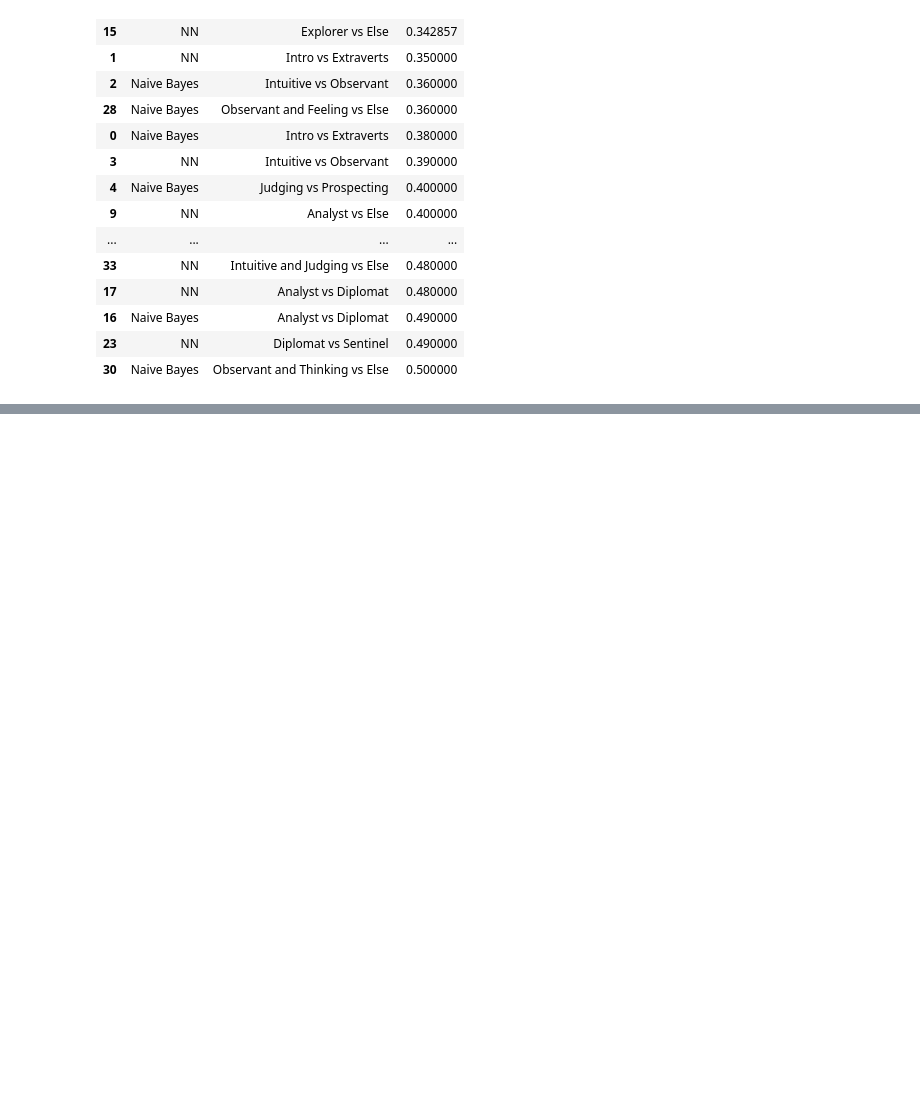
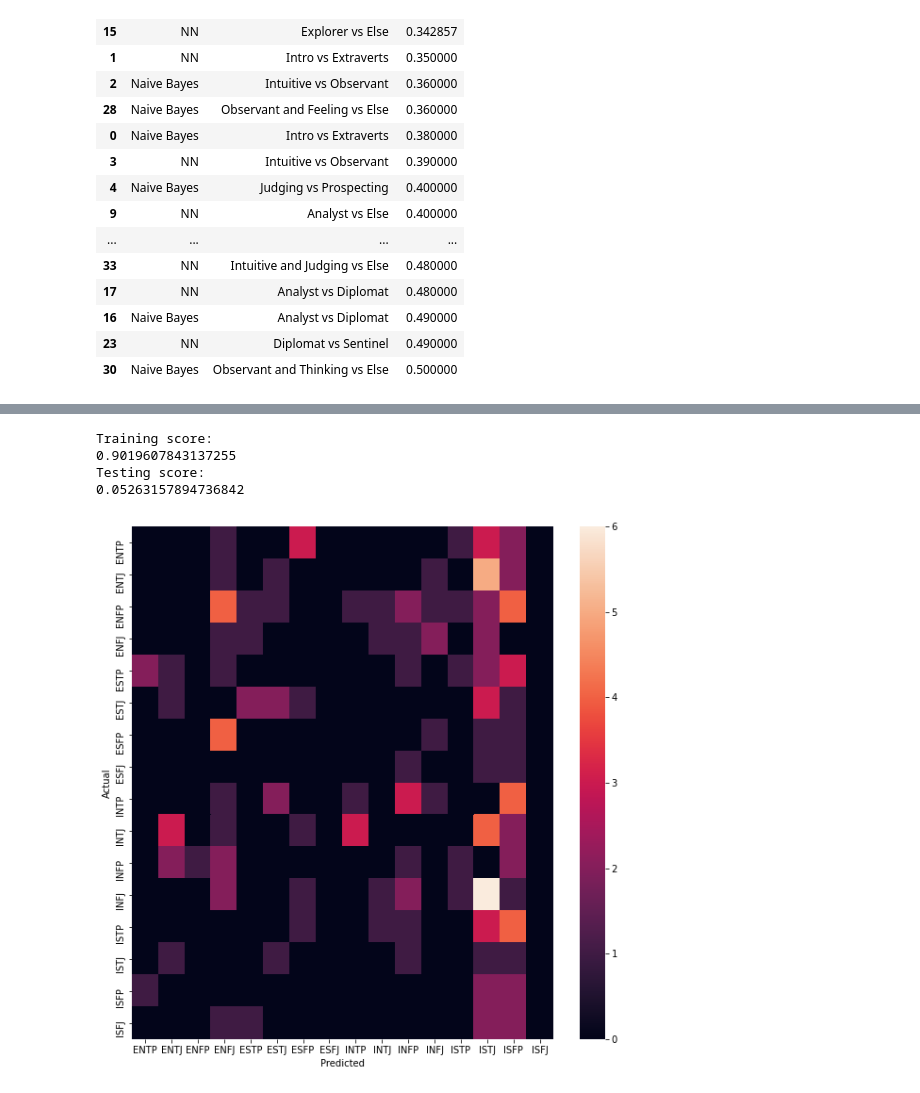
Before and after one commit to egemenpamukcu/Content-Analysis-Final-Project, a Jupyter notebook: SH_FINAL_Classifiers.ipynb, the cells around one changed output, grey strips where cells are left out. Cells and saved outputs as stored; diff of their text form; code cells hidden in the pictures; blank space fills up the shorter version.

```diff
--- a/SH_FINAL_Classifiers.ipynb
+++ b/SH_FINAL_Classifiers.ipynb
@@ -967,0 +1090,48 @@ results_df.sort_values(by='TestError')
+# %%
+from sklearn.metrics import confusion_matrix
+
+def multiNB(dataframe, test_frac, col, label_list):
+    #need to increase size of test fraction to make the results more inerpretable
+    fullTrain, fullTest = lucem_illud.trainTestSplit(dataframe, holdBackFraction=test_frac)
+
+    TFVectorizer = sklearn.feature_extraction.text.TfidfVectorizer(max_df=100, min_df=2, stop_words='english', norm='l2')
+    TFVects = TFVectorizer.fit_transform(fullTrain['text'])
+    fullTrain['vect'] = [np.array(v).flatten() for v in TFVects.todense()]
+
+    MultinomialNB = sklearn.naive_bayes.MultinomialNB()
+    MultinomialNB.fit(np.stack(fullTrain['vect'], axis = 0), fullTrain[col])
+
+    fullTrain['nb_predict'] = MultinomialNB.predict(np.stack(fullTrain['vect'], axis=0))
+    print("Training score:")
+    print(MultinomialNB.score(np.stack(fullTrain['vect'], axis=0), fullTrain[col]))
+
+    #Create vectors
+    TFVects_test = TFVectorizer.transform(fullTest['text'])
+    fullTest['vect'] = [np.array(v).flatten() for v in TFVects_test.todense()]
+
+    #Add to df
+    fullTest['nb_predict'] = MultinomialNB.predict(np.stack(fullTest['vect'], axis=0))
+
+    #Test
+    print("Testing score:")
+    print(MultinomialNB.score(np.stack(fullTest['vect'], axis=0), fullTest[col]))
+
+    lucem_illud.metrics.evaluateClassifier(MultinomialNB, fullTest)
+
+    conf_mat = confusion_matrix(fullTest[col], fullTest['nb_predict'])
+    fig, ax = plt.subplots(figsize=(10,10))
+    seaborn.heatmap(conf_mat, fmt='d',
+                   xticklabels= label_list, yticklabels= label_list)
+    plt.ylabel('Actual')
+    plt.xlabel('Predicted')
+    plt.show()
+# %%
+even_df100 = create_even_df(p_tweetsDF, list_16_p_types, 100, 'type')
+
+multiNB(even_df100, 0.1, 'type', list_16_p_types)
+# %% [output]
+Training score:
+0.9019607843137255
+Testing score:
+0.05263157894736842
+[figure, added]
```
Also changed, not shown: parts of 22 cells of this notebook.
